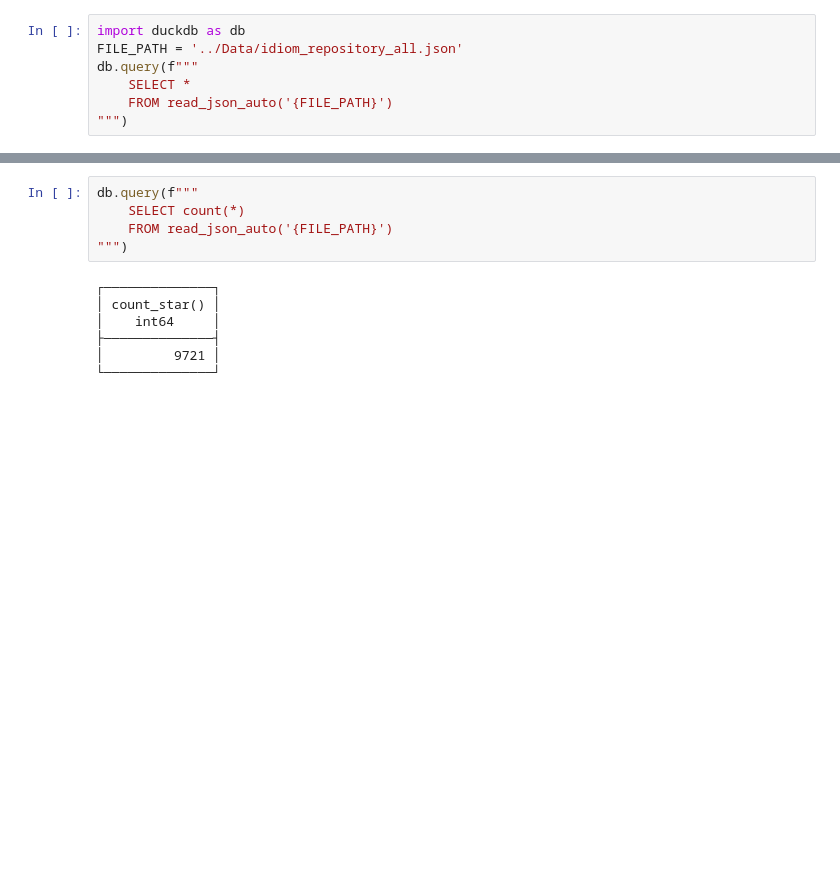
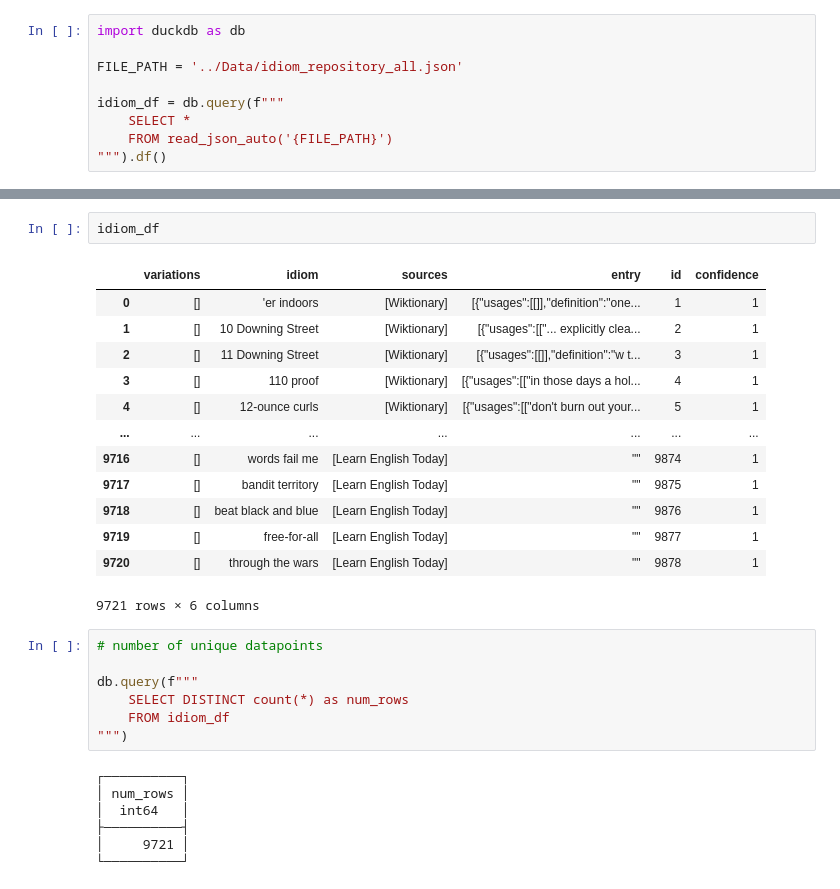
Before and after one commit to Connor-Villanueva/Idioms-and-Pragmatics, a Jupyter notebook: Milestone1/jazzy.ipynb, the cells around one changed output, grey strips where cells are left out. Cells and saved outputs as stored; diff of their text form; blank space fills up the shorter version.

Commit message:
column ranges and explanation

```diff
--- a/Milestone1/jazzy.ipynb
+++ b/Milestone1/jazzy.ipynb
@@ -15,8 +37,10 @@
 - 4.9 MB
 # %%
 import duckdb as db
+
 FILE_PATH = '../Data/idiom_repository_all.json'
-db.query(f"""
+
+idiom_df = db.query(f"""
     SELECT *
     FROM read_json_auto('{FILE_PATH}')
-""")
+""").df()
@@ -41,12 +70,30 @@ db.query(f"""
+# %%
+idiom_df
+# %% [output]
+|  | variations | idiom | sources | entry | id | confidence |
+| 0 | [] | 'er indoors | [Wiktionary] | [{"usages":[[]],"definition":"one... | 1 | 1 |
+| 1 | [] | 10 Downing Street | [Wiktionary] | [{"usages":[["... explicitly clea... | 2 | 1 |
+| 2 | [] | 11 Downing Street | [Wiktionary] | [{"usages":[[]],"definition":"w t... | 3 | 1 |
+| 3 | [] | 110 proof | [Wiktionary] | [{"usages":[["in those days a hol... | 4 | 1 |
+| 4 | [] | 12-ounce curls | [Wiktionary] | [{"usages":[["don't burn out your... | 5 | 1 |
+| ... | ... | ... | ... | ... | ... | ... |
+| 9716 | [] | words fail me | [Learn English Today] | "" | 9874 | 1 |
+| 9717 | [] | bandit territory | [Learn English Today] | "" | 9875 | 1 |
+| 9718 | [] | beat black and blue | [Learn English Today] | "" | 9876 | 1 |
+| 9719 | [] | free-for-all | [Learn English Today] | "" | 9877 | 1 |
+| 9720 | [] | through the wars | [Learn English Today] | "" | 9878 | 1 |
+9721 rows × 6 columns
 # %%
+# number of unique datapoints
+
 db.query(f"""
-    SELECT count(*)
-    FROM read_json_auto('{FILE_PATH}')
+    SELECT DISTINCT count(*) as num_rows
+    FROM idiom_df
 """)
 # %% [output]
-┌──────────────┐
-│ count_star() │
-│    int64     │
-├──────────────┤
-│         9721 │
-└──────────────┘
+┌──────────┐
+│ num_rows │
+│  int64   │
+├──────────┤
+│     9721 │
+└──────────┘
```
Also changed, not shown: parts of 7 cells of this notebook.
